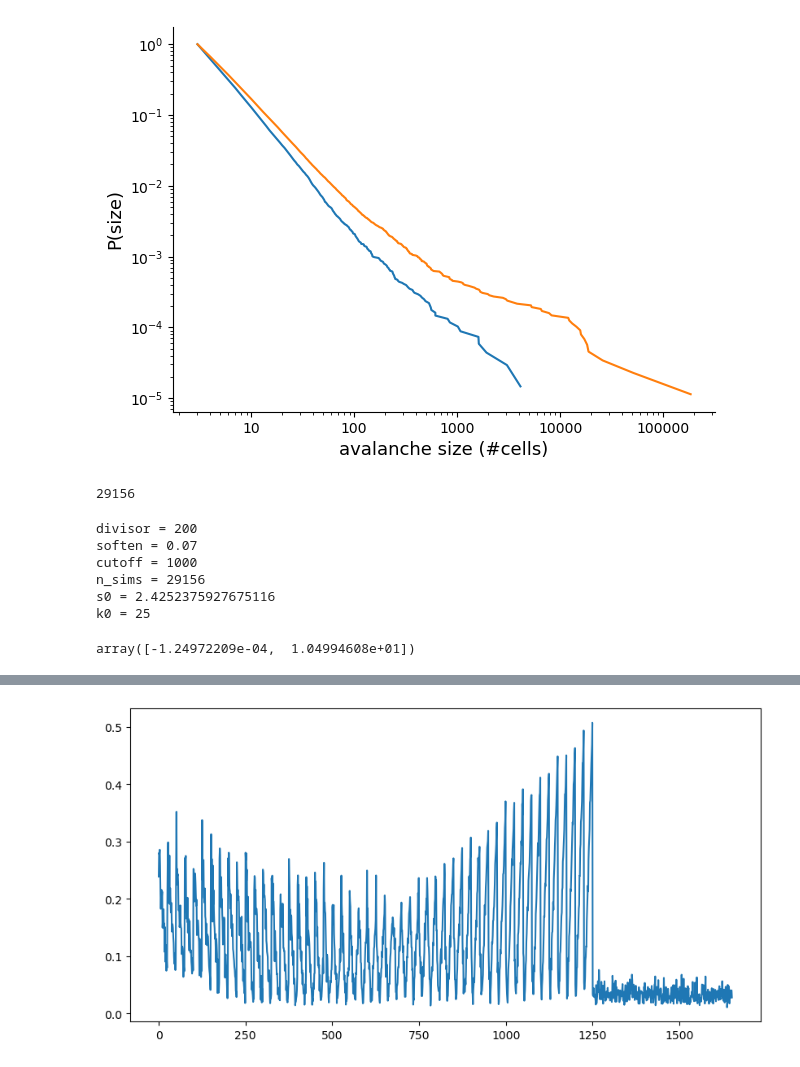
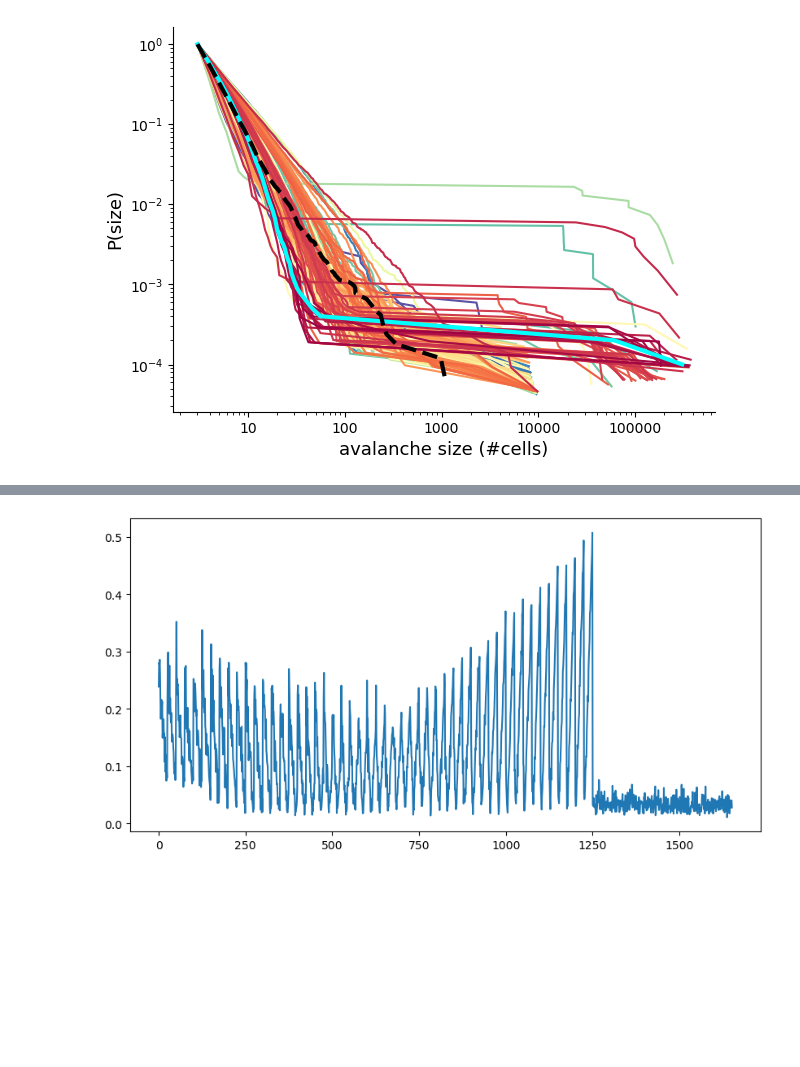
Before and after one commit to dafishcode/suite2p_analysis_py, a Jupyter notebook: Misc3.ipynb, the cells around one changed output, grey strips where cells are left out. Cells and saved outputs as stored; diff of their text form; code cells hidden in the pictures; blank space fills up the shorter version.

```diff
--- a/Misc3.ipynb
+++ b/Misc3.ipynb
@@ -110,58 +207,43 @@ for i in range(len(bln_distlist)):
 # %%
+import numpy as np
+import matplotlib.pyplot as plt
+from matplotlib import cm
+import networkx as nx
+from sklearn.metrics.pairwise import euclidean_distances
+import copy
+import scipy
+os.chdir(F10t + 'Project/' + experiment)
+
+
+colors = cm.Spectral_r(np.linspace(0, 1, len(total_list)))
+
+#Cycle length - small network
 import matplotlib
 import powerlaw
-os.chdir(Fdrop + 'Project/' + experiment)
+
 fig, axarr = plt.subplots(figsize = (7,5))
 sns.reset_orig()
-avdistcut = bln_vec
-powerlaw.plot_ccdf(avdistcut, linestyle = '-',linewidth =1.5 , markersize = 1, alpha = 1)
-avdistcut = p20_vec
-powerlaw.plot_ccdf(avdistcut, linestyle = '-',linewidth =1.5 , markersize = 1, alpha = 1)
+
+# Node coordinates
+#---------------------------------------------------------------------------
+for i in range(len(total_list)):
+    av_dense = total_list[i][2][0]
+    powerlaw.plot_ccdf(av_dense, linestyle = '-',linewidth =1.5 , markersize = 1, alpha = 1, c = colors[i])
 
 
+avdistcut = total_list[-1][2][0]
+powerlaw.plot_ccdf(avdistcut, linestyle = '-',linewidth =3 , markersize = 3, alpha = 1, c = 'cyan')
+
+avdistcut = pre_vec
+powerlaw.plot_ccdf(avdistcut, linestyle = '--',linewidth =3 , markersize = 3, alpha = 1, c = 'k')
+axarr.set_xscale('log')
+axarr.set_yscale('log')
 axarr.set_ylabel('P(size)', size = '13')
 axarr.set_xlabel('avalanche size (#cells)', size = '13')
 axarr.get_xaxis().set_major_formatter(matplotlib.ticker.ScalarFormatter())
 axarr.spines['top'].set_visible(False)
 axarr.spines['right'].set_visible(False)
+
 plt.show()
 # %% [output]
-[figure, old version]
+[figure, new version]
-# %%
-#Calculate number of simulatons to do - to have 95% chance of generating maximum avalanche
-def num_sims(empirical, cutoff):
-    import matplotlib.pyplot as plt
-    import math
-    fig, axarr = plt.subplots(figsize = (7,5))
-    hist = axarr.hist(empirical, bins = 100000, density = True, histtype = 'step', cumulative = -1)
-    p = 1-(10**(np.log10(hist[0])[np.where(np.log10(hist[1]) > np.log10(cutoff))[0][0]])) #probability of getting avalanches of size cutoff or smaller
-    number = 0.05
-    base = p
-    exponent = int(math.log(number, base)) #number of simulations as the power to which p is raised to get 95% probability
-    return(exponent)
-
-#Simulation parameters
-#======================
-cutoff = 1000
-n_sims= num_sims(bln_vec, cutoff)
-n_sims
-# %% [output]
-29156
-# %%
-import random
-s0 = random.uniform(0, 5)
-k0 = random.randint(10, 40)
-
-print('divisor = ' + str(divisor))
-print('soften = ' + str(soften))
-print('cutoff = ' + str(cutoff))
-print('n_sims = ' + str(n_sims))
-print('s0 = ' + str(s0))
-print('k0 = ' + str(k0))
-# %% [output]
-divisor = 200
-soften = 0.07
-cutoff = 1000
-n_sims = 29156
-s0 = 2.4252375927675116
-k0 = 25
@@ -188,7 +250,3 @@ result = brute(ks_dist, ranges)
-# %%
-result
-# %% [output]
-array([-1.24972209e-04,  1.04994608e+01])
 # %%
 os.chdir(Fdrop + 'Project/' + experiment)
 
```
Also changed, not shown: parts of 14 cells of this notebook, 3 other files.
